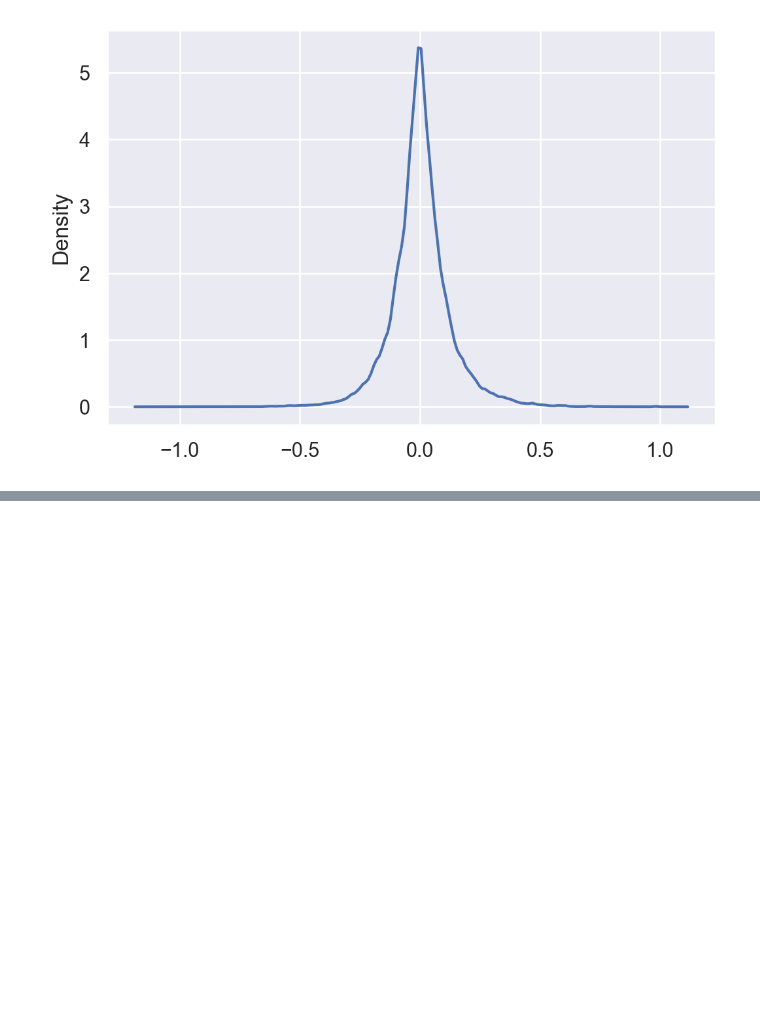
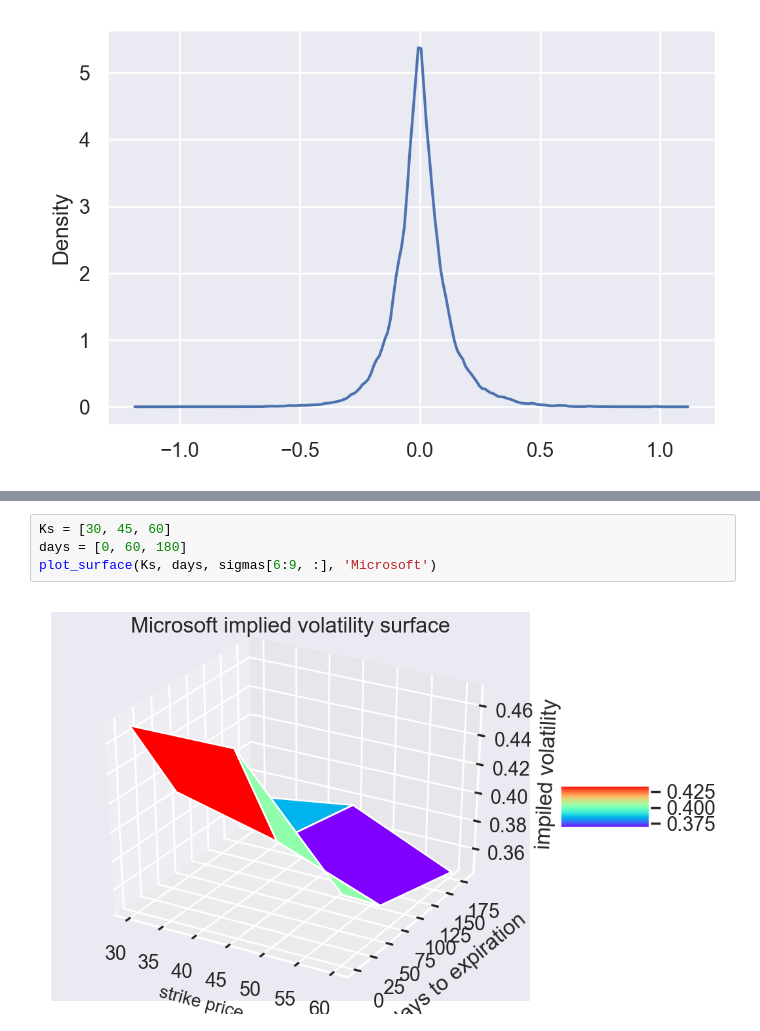
Before and after one commit to panyiming/Derivatives_pricing, a Jupyter notebook: hw2/hw2.ipynb, the cells around one changed output, grey strips where cells are left out. Cells and saved outputs as stored; diff of their text form; blank space fills up the shorter version.

```diff
--- a/hw2/hw2.ipynb
+++ b/hw2/hw2.ipynb
@@ -183,0 +282,6 @@ sns.kdeplot(error)
+# %%
+Ks = [30, 45, 60]
+days = [0, 60, 180]
+plot_surface(Ks, days, sigmas[6:9, :], 'Microsoft')
+# %% [output]
+[figure, added]
```
Also changed, not shown: parts of 6 cells of this notebook, 1 other file.
